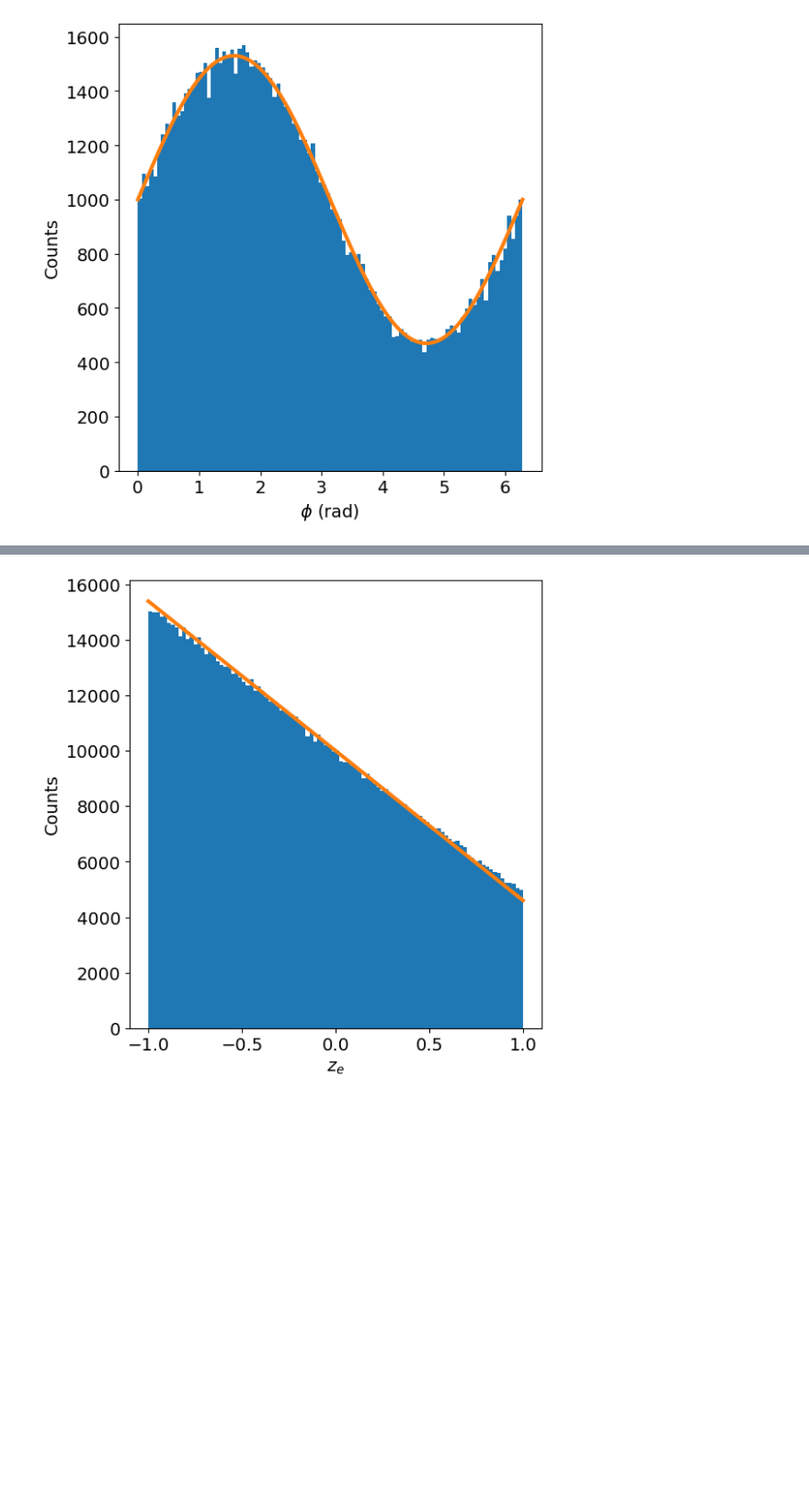
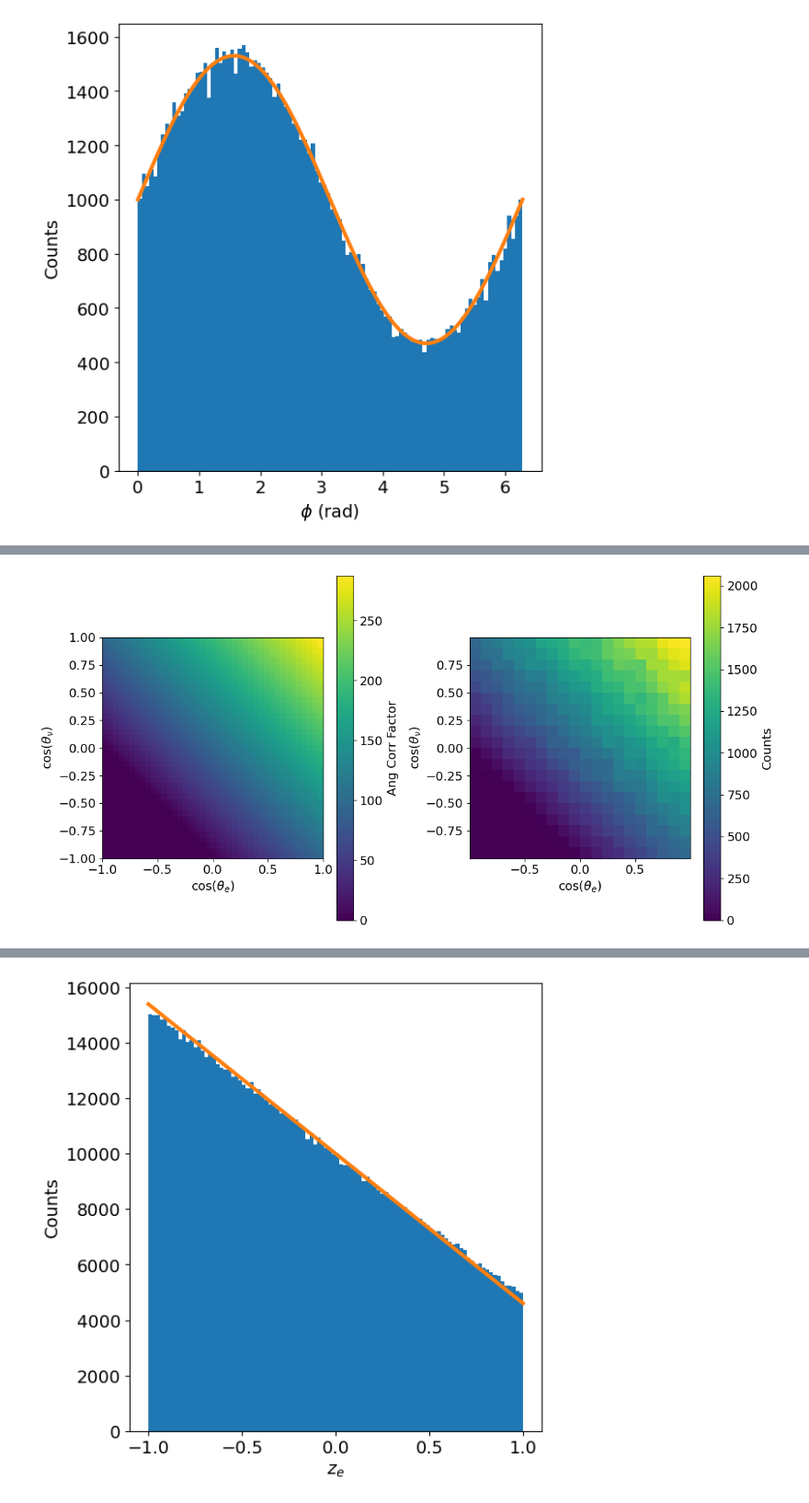
Before and after one commit to PabloCanovasM/CRADLE_TESTS, a Jupyter notebook: sampling_test.ipynb, the cells around one changed output, grey strips where cells are left out. Shown at 92% size. Cells and saved outputs as stored; diff of their text form; code cells hidden in the pictures; blank space fills up the shorter version.

```diff
--- a/sampling_test.ipynb
+++ b/sampling_test.ipynb
@@ -458,0 +625,17 @@ plot_histogram_components(data,n_bins=140,filename="plots/hist_AB_corr",f_list=[
+# %%
+fig, axs = plt.subplots(1,2,figsize=(6*2,6))
+im2d = axs[0].imshow(data2.sum(axis=2).T,extent=(-1,1,-1,1),origin="lower")
+axs[0].set_xlabel("$\\cos(\\theta_e)$")
+axs[0].set_ylabel("$\\cos(\\theta_\\nu)$")
+fig.colorbar(im2d,label="Ang Corr Factor",shrink=1,fraction=0.1)
+ax = axs[1]
+histo2d = ax.hist2d(data[:,0],data[:,1],bins=20)
+ax.set_xlabel("$\\cos(\\theta_e)$")
+ax.set_ylabel("$\\cos(\\theta_\\nu)$")
+ax.set_aspect('equal')
+fig.colorbar(histo2d[3],label="Counts",shrink=1,fraction=0.1)
+fig.tight_layout()
+fig.savefig(f"plots/sample_AB_hists.png")
+plt.show()
+# %% [output]
+[figure, added]
```
Also changed, not shown: parts of 14 cells of this notebook, 9 other files.
